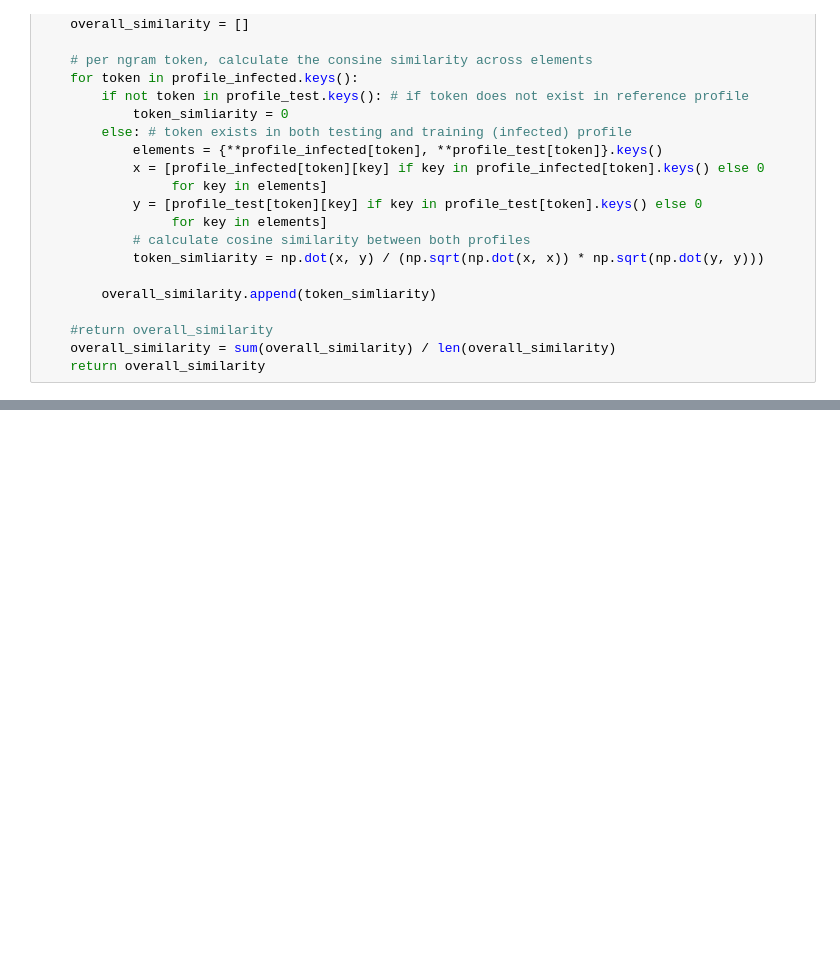
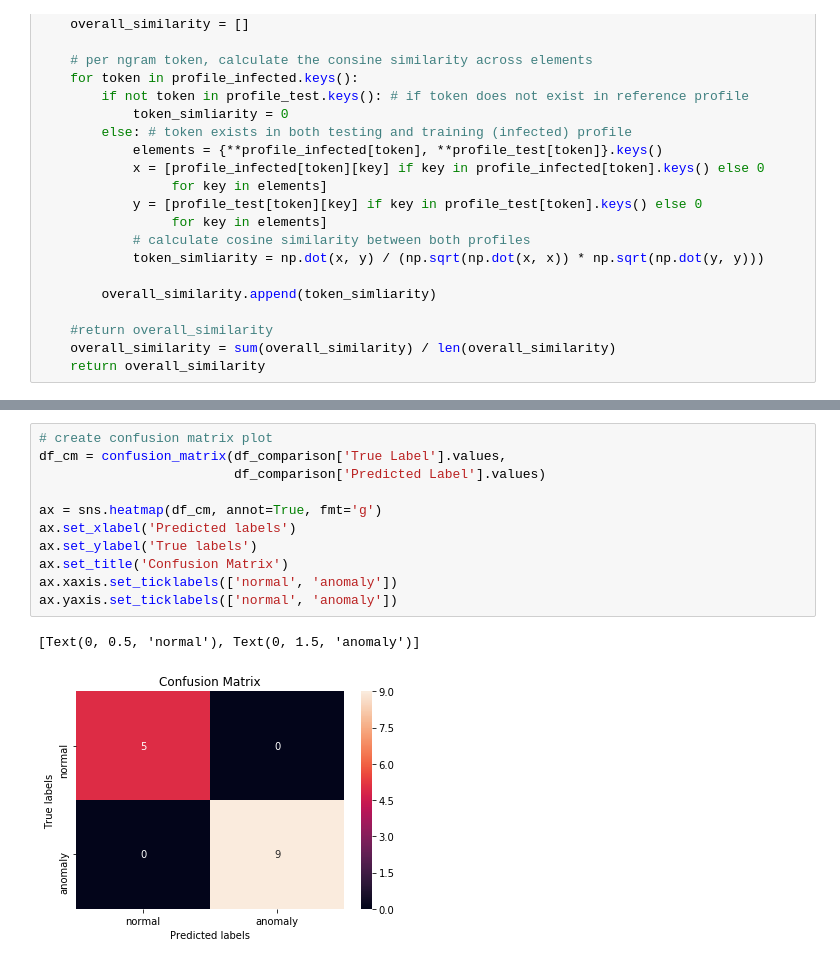
Before and after one commit to chengh42/Cyber-Data-Analytics, a Jupyter notebook: data stream/Task4_Profiling.ipynb, the cells around one changed output, grey strips where cells are left out. Drawn from its saved outputs; the diff is of its cells as text; blank space fills up the shorter version.

```diff
--- a/data stream/Task4_Profiling.ipynb
+++ b/data stream/Task4_Profiling.ipynb
@@ -262,0 +273,14 @@ plt.show()
+# %%
+# create confusion matrix plot
+df_cm = confusion_matrix(df_comparison['True Label'].values,
+                         df_comparison['Predicted Label'].values)
+
+ax = sns.heatmap(df_cm, annot=True, fmt='g')
+ax.set_xlabel('Predicted labels')
+ax.set_ylabel('True labels')
+ax.set_title('Confusion Matrix')
+ax.xaxis.set_ticklabels(['normal', 'anomaly'])
+ax.yaxis.set_ticklabels(['normal', 'anomaly'])
+# %% [output]
+[Text(0, 0.5, 'normal'), Text(0, 1.5, 'anomaly')]
+[figure, added]
```
Also changed, not shown: parts of 6 cells of this notebook.
